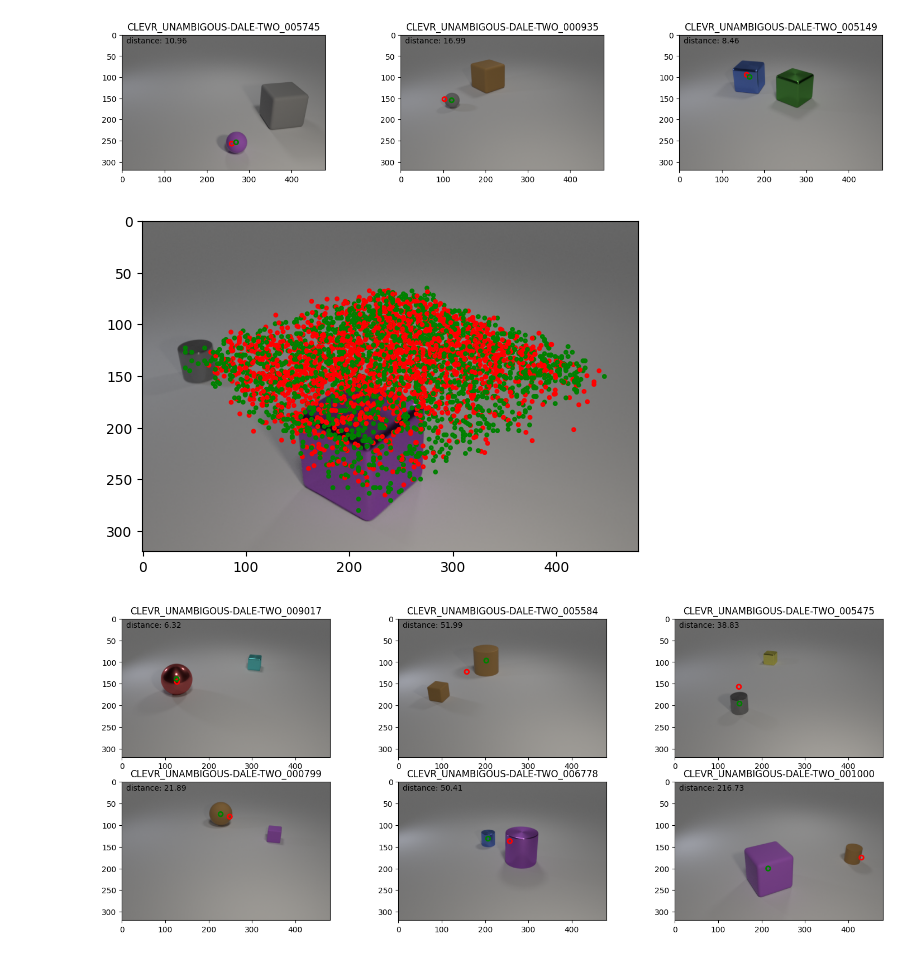
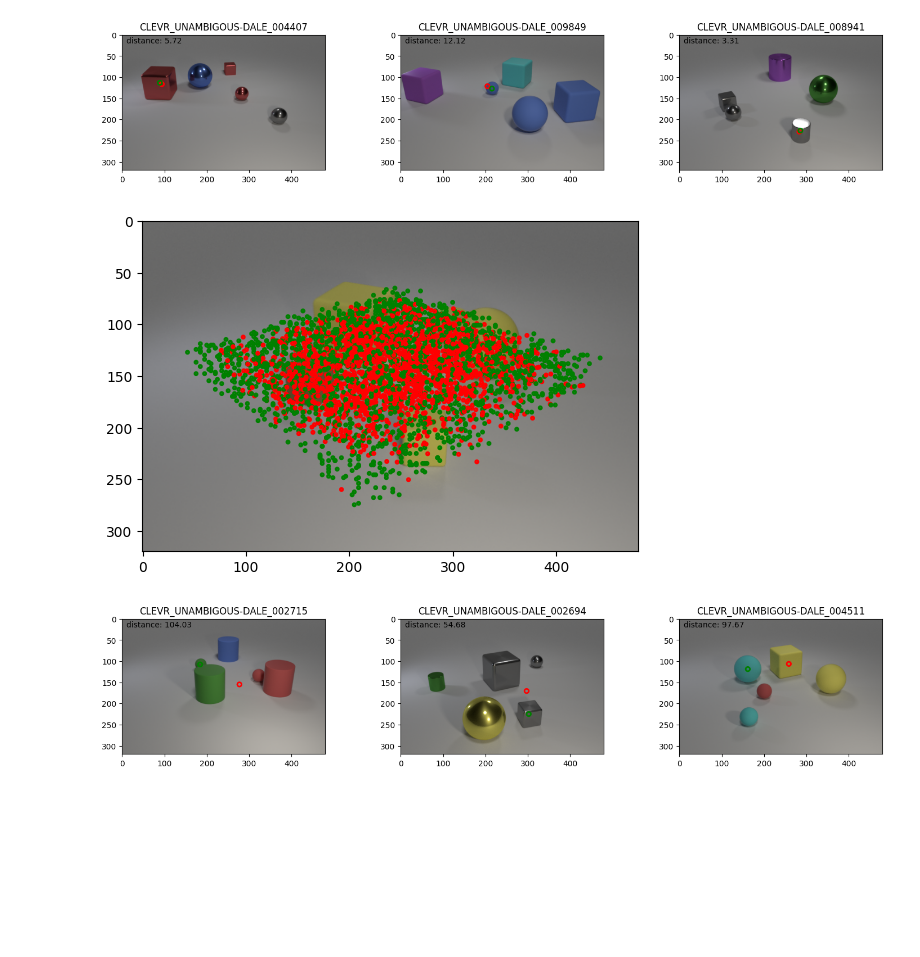
Before and after one commit to mappelgren/to-your-left, a Jupyter notebook: source/mlt/visualize.ipynb, the cells around one changed output. Saved outputs shown, nothing was run; the diff lists cells and outputs as text; code cells hidden in the pictures; blank space fills up the shorter version.

```diff
--- a/source/mlt/visualize.ipynb
+++ b/source/mlt/visualize.ipynb
@@ -98,11 +98,11 @@ preprocess_pretrained = ResNet50_Weights.DEFAULT.transforms()
 preprocess_scratch = PreprocessScratch(250)
 # %%
 # project_root_dir = '/home/guskunkdo@GU.GU.SE/MLT_Master-Thesis/'
-# project_root_dir = '/home/dominik/Nextcloud/020_Masterstudium/Language Technology/LT2402_Master Thesis/experiments/runs/language-games/'
-project_root_dir = '/home/dominik/Development/MLT_Master-Thesis/out/'
-model_dir = os.path.join(project_root_dir, '2023-11-09_14-57-19_dale_attribute_coordinate_predictor_dale-2_250_1024_1000_30_0.00003/')
+project_root_dir = '/home/dominik/Nextcloud/020_Masterstudium/Language Technology/LT2402_Master Thesis/experiments/pre-experiments/'
+# project_root_dir = '/home/dominik/Development/MLT_Master-Thesis/out/'
+model_dir = os.path.join(project_root_dir, 'coordinate_predictor/dale/2023-11-11_05-35-18_dale_attribute_coordinate_predictor_dale-5_300_2048_1500_15_0.0001/')
 # dataset_image_dir = '/scratch/guskunkdo/clevr-images-unambigous-colour/'
-dataset_image_dir = '/home/dominik/Development/clevr-images-unambigous-dale-two/'
+dataset_image_dir = '/home/dominik/Development/clevr-images-unambigous-dale/'
 preprocess = preprocess_pretrained
 # %%
 show_distribution(os.path.join(model_dir, 'train_outputs.csv'), dataset_image_dir, preprocess)
@@ -111,12 +111,12 @@ show_distribution(os.path.join(model_dir, 'train_outputs.csv'), dataset_image_di
 # %%
 show_picture(os.path.join(model_dir, 'train_outputs.csv'), dataset_image_dir, 3, preprocess)
 # %% [output]
-[figure, old version]
+[figure, new version]
 # %%
 show_distribution(os.path.join(model_dir, 'test_outputs.csv'), dataset_image_dir, preprocess)
 # %% [output]
-[figure, old version]
+[figure, new version]
 # %%
-show_picture(os.path.join(model_dir, 'test_outputs.csv'), dataset_image_dir, 6, preprocess)
+show_picture(os.path.join(model_dir, 'test_outputs.csv'), dataset_image_dir, 3, preprocess)
 # %% [output]
-[figure, old version]
+[figure, new version]
```
Also changed, not shown: parts of 1 cell of this notebook, 21 other files.
